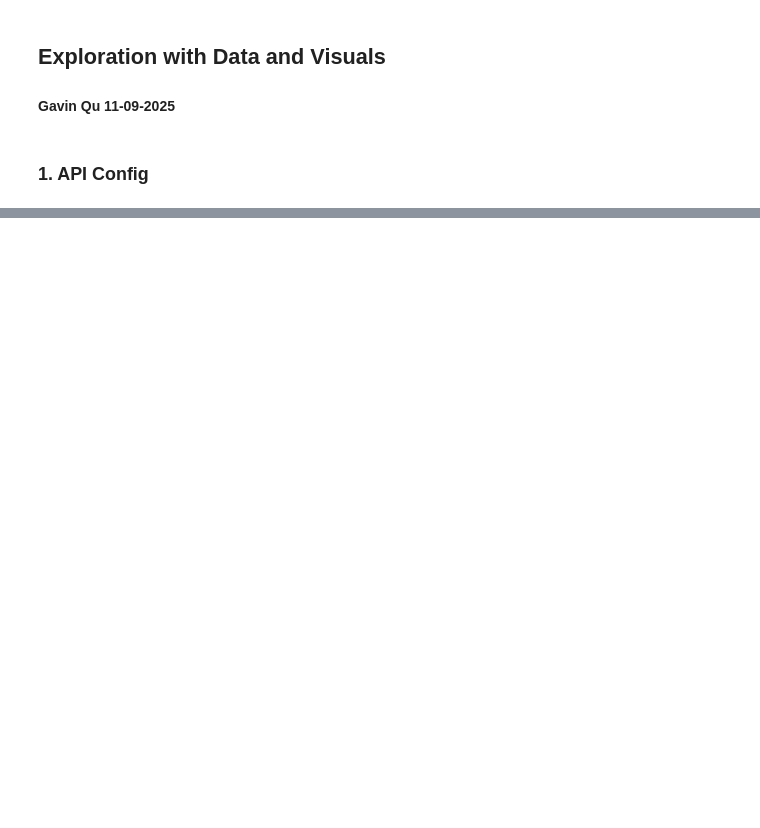
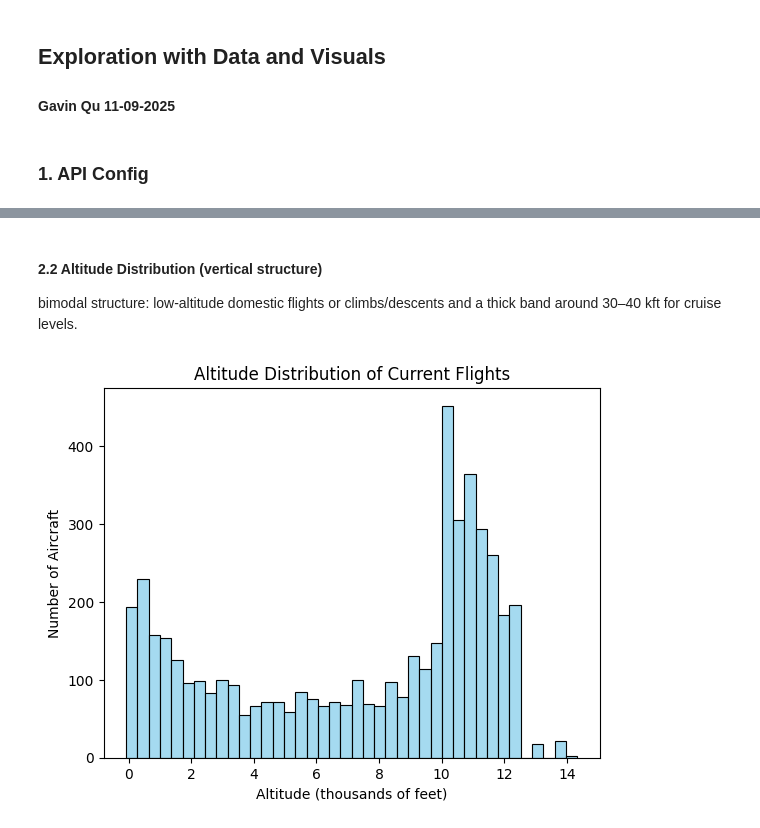
Before and after one commit to GJQu/aviation-entropy-project, a Jupyter notebook: notebooks/eda.ipynb, the cells around one changed output, grey strips where cells are left out. Saved outputs shown, nothing was run; the diff lists cells and outputs as text; code cells hidden in the pictures; blank space fills up the shorter version.

```diff
--- a/notebooks/eda.ipynb
+++ b/notebooks/eda.ipynb
@@ -46,0 +82,13 @@ gdf.head()
+# %% [markdown]
+#### 2.2 Altitude Distribution (vertical structure)
+bimodal structure: low-altitude domestic flights or climbs/descents and a thick band around 30–40 kft for cruise levels.
+# %%
+import seaborn as sns
+
+sns.histplot(gdf["baroaltitude"].dropna() / 1000, bins=40, color="skyblue")
+plt.xlabel("Altitude (thousands of feet)")
+plt.ylabel("Number of Aircraft")
+plt.title("Altitude Distribution of Current Flights")
+plt.show()
+# %% [output]
+[figure, added]
```
Also changed, not shown: parts of 14 cells of this notebook, 2 other files.
